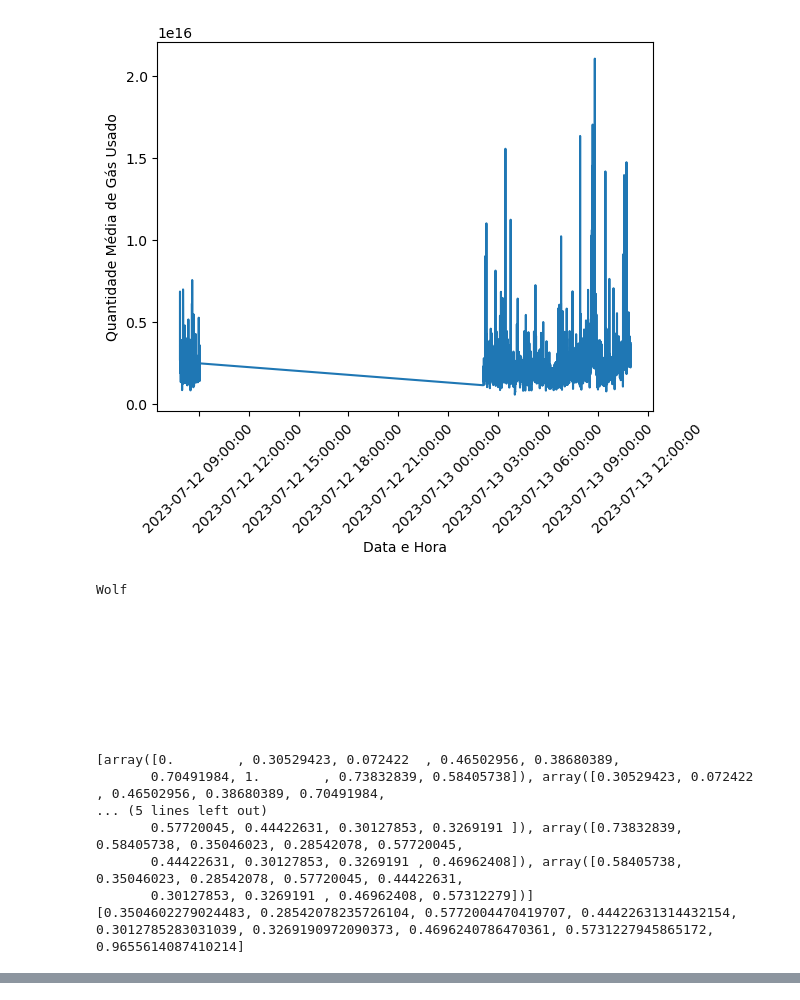
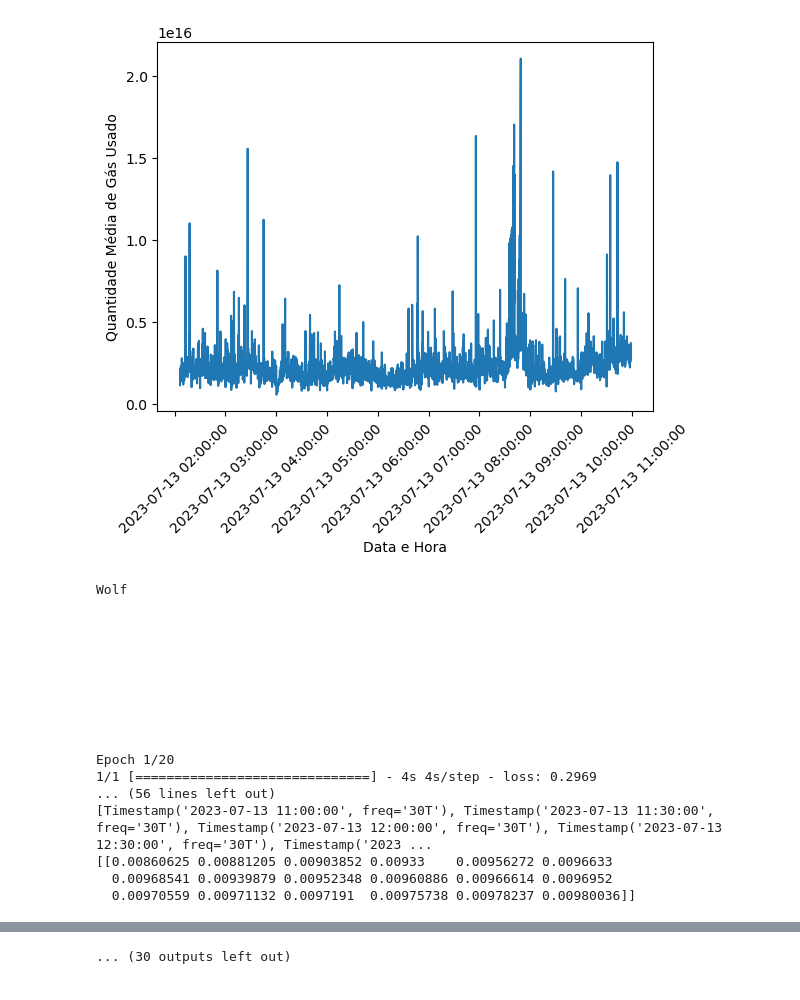
Before and after one commit to THEBESTSZ/Projeto-Aplicado-Aplicacao-de-Ciencia-de-Dados-na-Rede-Ethereum, a Jupyter notebook: Notebooks/Real_Time_Informations.ipynb, the cells around one changed output, grey strips where cells are left out. Saved outputs shown, nothing was run; the diff lists cells and outputs as text; code cells hidden in the pictures.

```diff
--- a/Notebooks/Real_Time_Informations.ipynb
+++ b/Notebooks/Real_Time_Informations.ipynb
@@ -15,15 +15,24 @@ from tensorflow.keras.layers import LSTM, Dense
 import pandas as pd
 import numpy as np
 
-def plottar_grafico(x, y, xlabel = '', ylabel = '', rotation = 0, plotTimeStamp = 0, label = False, title = False):
+def plottar_grafico(x, y, xlabel = '', ylabel = '', rotation = 0, plotTimeStamp = 0, label = False, title = False, **kwargs):
     # Plotar o gráfico
     fig, ax = plt.subplots()
-    if(not label):
-        ax.plot(x, y)
-    else:
-        ax.plot(x, y, label=label)
 
-    if(title):
+    # Definir argumentos padrão
+    plot_args = {'label': label}
+
+    # Verificar se 'marker' e 'linestyle' estão no dicionário kwargs
+    if 'marker' in kwargs:
+        plot_args['marker'] = kwargs['marker']
+    if 'linestyle' in kwargs:
+        plot_args['linestyle'] = kwargs['linestyle']
+
+    # Plota o gráfico com os argumentos definidos no dicionário plot_args
+    ax.plot(x, y, **plot_args)
+
+    # Configurações adicionais do gráfico, como título, rótulos e formatação do eixo x
+    if title:
         ax.set_title(title)
 
     # Formatar o eixo x para exibir a data/hora
@@ -80,7 +89,7 @@ def combine_dataframes(block_df, transaction_df, swap_df_cleaned):
     combined_altered_df = block_df.drop("Gas_Limit")
     combined_altered_df = combined_altered_df.drop("Gas_Used")
     combined_altered_df = combined_altered_df.drop("Timestamp_Block")
-    df_combined = block_df.join(transaction_df, "Block_ID").join(swap_df_cleaned, "Hash_Transaction")
+    df_combined = combined_altered_df.join(transaction_df, "Block_ID").join(swap_df_cleaned, "Hash_Transaction")
 
     return df_combined
 # %%
@@ -330,41 +339,42 @@ output_folder = "../Scripts/output"
 
 os.environ['PYSPARK_PYTHON'] = sys.executable
 os.environ['PYSPARK_DRIVER_PYTHON'] = sys.executable
-num_last_blocks = 10000
+num_last_blocks = 5000
 
 spark = SparkSession.builder \
     .appName("Análise de Transações Ethereum") \
     .config("spark.driver.memory", "4g") \
     .config("spark.executor.memory", "4g") \
     .getOrCreate()
 
 while True:
     clear_output(wait=True)
 
     block_df, transaction_df, swap_df = get_dataframes(num_last_blocks)
     timestamps, avg_gas_used = get_gas(transaction_df)
     plottar_grafico(timestamps, avg_gas_used, 'Data e Hora', 'Quantidade Média de Gás Usado', 45, 1)
 
     swap_df_cleaned = clean_swap_dataframe(swap_df)
     df_combined = combine_dataframes(block_df, transaction_df, swap_df_cleaned)
     data_dict = get_holders_most_purchased_coins(df_combined)
     for symbol, data in data_dict.items():
         timestamps = data["timestamps"]
         holders_counts = data["holders_counts"]
 
         # Converte os timestamps em formato Unix para formato de data e hora
         dates = [datetime.datetime.fromtimestamp(ts) for ts in timestamps]
 
         dates_price_variation, avg_prices = get_price_variation(df_combined, symbol)
         print(symbol)
         print('\n\n\n\n\n\n\n\n')
-        estimate_price(dates_price_variation, avg_prices)
+        timestamp_predict, price_predict = estimate_price(dates_price_variation, avg_prices)
         plottar_grafico(dates_price_variation, avg_prices, 'Timestamp', 'Preço', 45, 0, symbol, f"Variação de preço da moeda {symbol} ao longo do Tempo")
         plottar_grafico(dates, holders_counts, 'Timestamp', 'Número Médio de Holders', 45, 0, symbol, f"Número Médio de Holders para a Moeda {symbol} ao longo do Tempo")
+        plottar_grafico(timestamp_predict, price_predict[0], 'Timestamp', 'Preço', 45, 1, symbol, f"Previsão do preço de {symbol} para as próximas horas", marker='o', linestyle='-')
     plt.pause(25)
     time.sleep(25)
 # %% [output]
-[figure, old version]
+[figure, new version]
 Wolf
 
 
@@ -375,10 +385,10 @@ Wolf
 
 
 
-[array([0.        , 0.30529423, 0.072422  , 0.46502956, 0.38680389,
-       0.70491984, 1.        , 0.73832839, 0.58405738]), array([0.30529423, 0.072422  , 0.46502956, 0.38680389, 0.70491984,
-... (5 lines left out)
-       0.57720045, 0.44422631, 0.30127853, 0.3269191 ]), array([0.73832839, 0.58405738, 0.35046023, 0.28542078, 0.57720045,
-       0.44422631, 0.30127853, 0.3269191 , 0.46962408]), array([0.58405738, 0.35046023, 0.28542078, 0.57720045, 0.44422631,
-       0.30127853, 0.3269191 , 0.46962408, 0.57312279])]
-[0.3504602279024483, 0.28542078235726104, 0.5772004470419707, 0.44422631314432154, 0.3012785283031039, 0.3269190972090373, 0.4696240786470361, 0.5731227945865172, 0.9655614087410214]
+Epoch 1/20
+1/1 [==============================] - 4s 4s/step - loss: 0.2969
+... (56 lines left out)
+[Timestamp('2023-07-13 11:00:00', freq='30T'), Timestamp('2023-07-13 11:30:00', freq='30T'), Timestamp('2023-07-13 12:00:00', freq='30T'), Timestamp('2023-07-13 12:30:00', freq='30T'), Timestamp('2023 ...
+[[0.00860625 0.00881205 0.00903852 0.00933    0.00956272 0.0096633
+  0.00968541 0.00939879 0.00952348 0.00960886 0.00966614 0.0096952
+  0.00970559 0.00971132 0.0097191  0.00975738 0.00978237 0.00980036]]
@@ -385,0 +437 @@ SystemExit:
+... (30 outputs left out)
```
Also changed, not shown: parts of 2 cells of this notebook, 2 other files.
